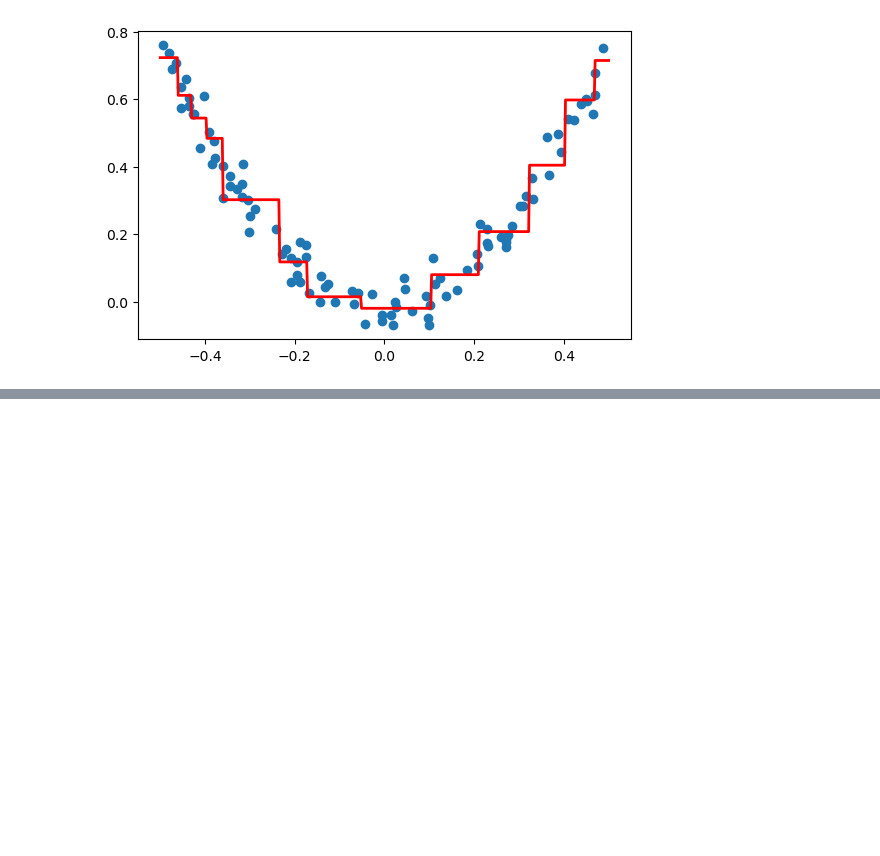
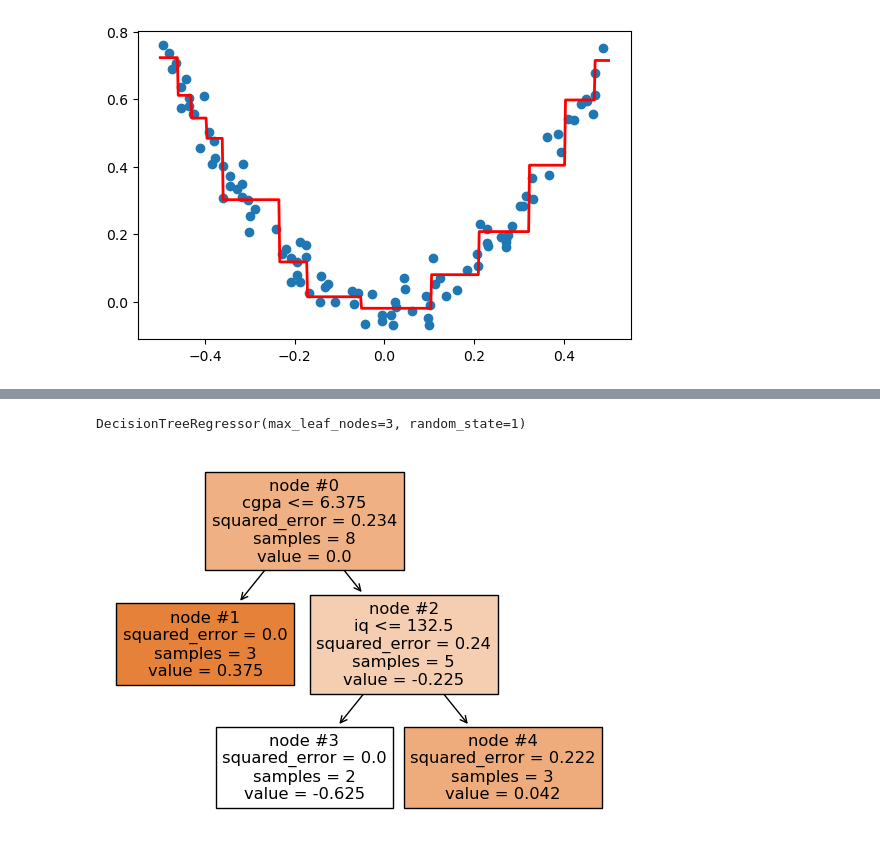
Before and after one commit to SSaprativa/ML_Practicals, a Jupyter notebook: 16_gradient_boost_overview.ipynb, the cells around one changed output, grey strips where cells are left out. Drawn from its saved outputs; the diff is of its cells as text; code cells hidden in the pictures; blank space fills up the shorter version.

```diff
--- a/16_gd_boost_overview.ipynb
+++ b/16_gradient_boost_overview.ipynb
@@ -149,0 +184,4 @@ plt.scatter(df['X'],df['y'])
+# %%
+# log of odds
+df['pre1(log-odds)'] = np.log(5/3)
+df
@@ -149,0 +198,4 @@ plt.scatter(df['X'],df['y'])
+# %%
+# probability
+df['pre1(probability)'] = 1/(1+np.exp(-np.log(5/3)))
+df
@@ -149,0 +212,4 @@ plt.scatter(df['X'],df['y'])
+# %%
+# calculating residual for stage 1
+df['res1'] = df['is_placed'] - df['pre1(probability)']
+df
@@ -149,0 +252,10 @@ plt.scatter(df['X'],df['y'])
+# %%
+reg1 = DecisionTreeRegressor(max_leaf_nodes=3, random_state=1)
+reg1.fit(df.iloc[:,0:2].values, df.iloc[:,-1].values)
+# %% [output]
+DecisionTreeRegressor(max_leaf_nodes=3, random_state=1)
+# %%
+plot_tree(reg1, feature_names=['cgpa','iq'],filled=True, node_ids=True)
+plt.show()
+# %% [output]
+[figure, added]
```
Also changed, not shown: parts of 24 cells of this notebook, 5 other files.
